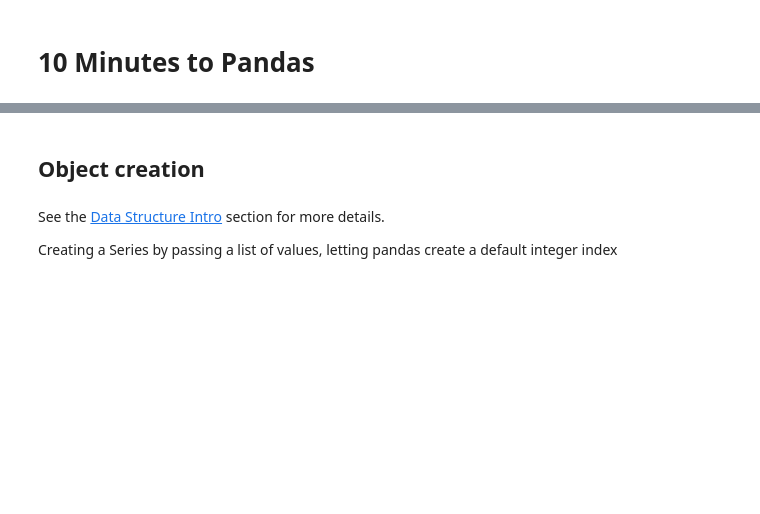
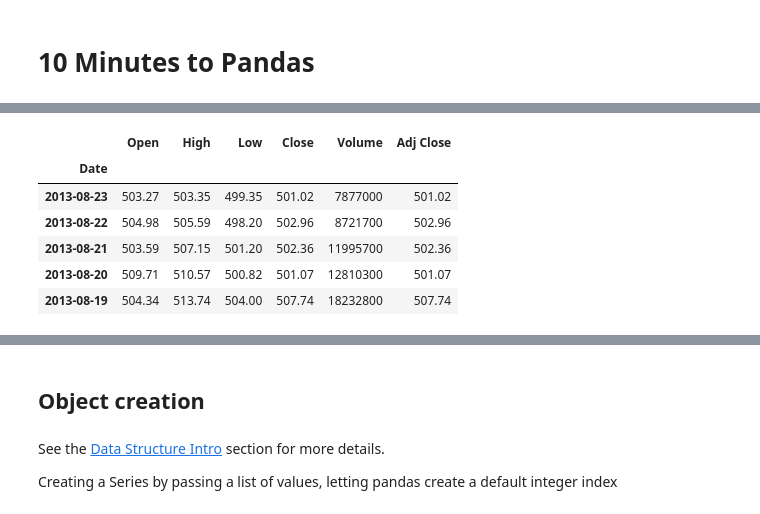
Before and after one commit to profjsb/python-bootcamp, a Jupyter notebook: Lectures/05_NumpyMatplotlib/10 Minutes to Pandas.ipynb, the cells around one changed output, grey strips where cells are left out. Cells and saved outputs as stored; diff of their text form; code cells hidden in the pictures; blank space fills up the shorter version.

```diff
--- a/Lectures/05_NumpyMatplotlib/10 Minutes to Pandas.ipynb
+++ b/Lectures/05_NumpyMatplotlib/10 Minutes to Pandas.ipynb
@@ -14,0 +58,11 @@ import numpy as np
+# %%
+stock.index = stock.pop('Date')
+stock.head()
+# %% [output]
+|  | Open | High | Low | Close | Volume | Adj Close |
+| Date |  |  |  |  |  |  |
+| 2013-08-23 | 503.27 | 503.35 | 499.35 | 501.02 | 7877000 | 501.02 |
+| 2013-08-22 | 504.98 | 505.59 | 498.20 | 502.96 | 8721700 | 502.96 |
+| 2013-08-21 | 503.59 | 507.15 | 501.20 | 502.36 | 11995700 | 502.36 |
+| 2013-08-20 | 509.71 | 510.57 | 500.82 | 501.07 | 12810300 | 501.07 |
+| 2013-08-19 | 504.34 | 513.74 | 504.00 | 507.74 | 18232800 | 507.74 |
```
Also changed, not shown: parts of 10 cells of this notebook, 1 other file.
